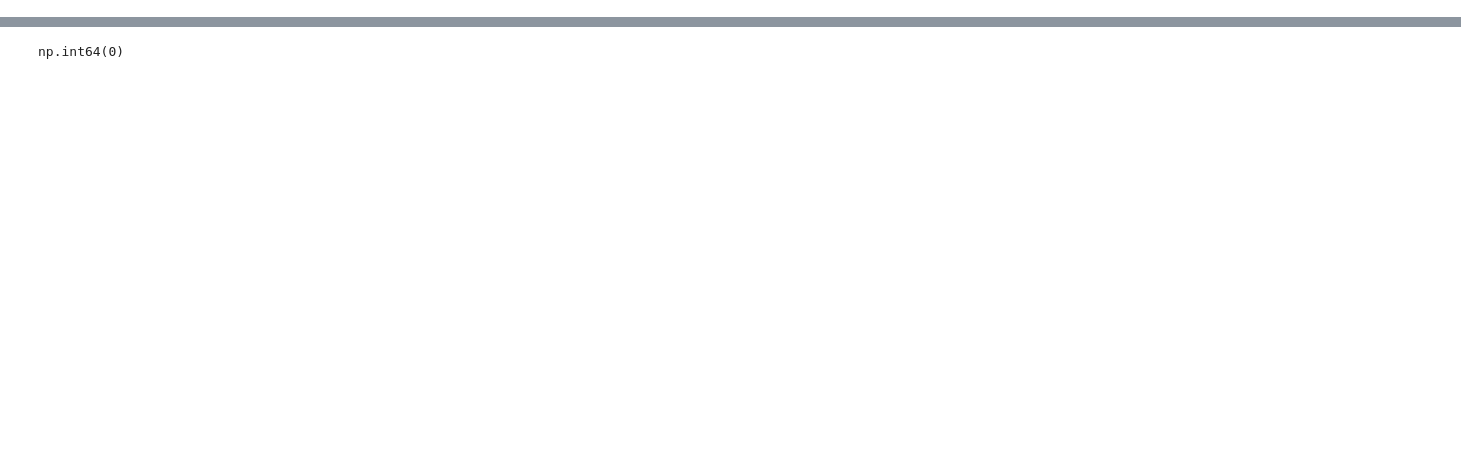
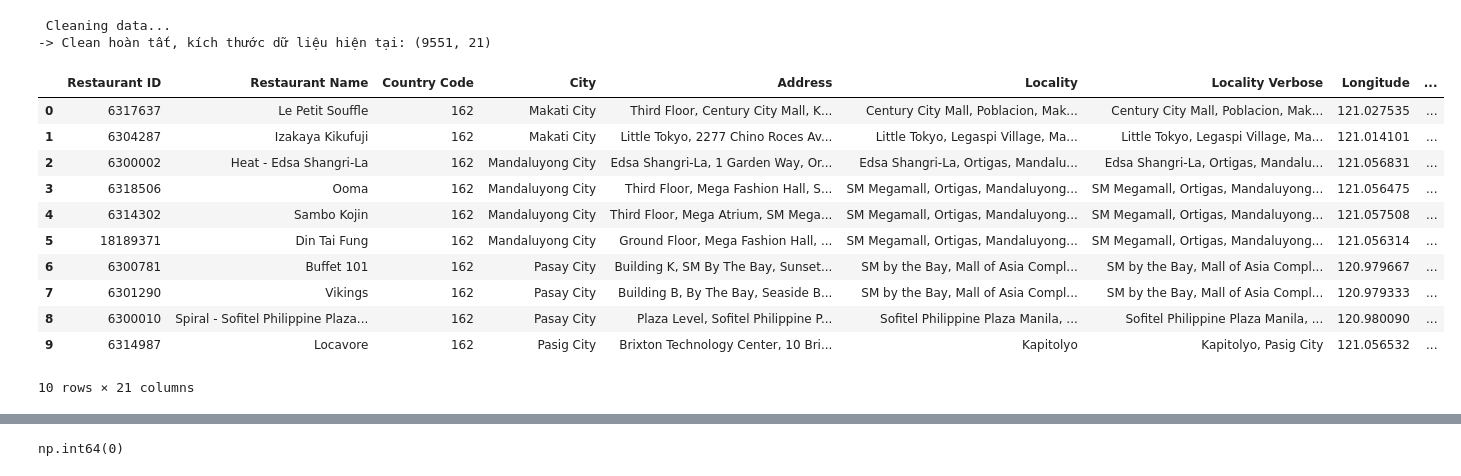
Before and after one commit to rahien123/Restaraunt-Rating-Prediction-, a Jupyter notebook: notebooks/EDA.ipynb, the cells around one changed output, grey strips where cells are left out. Saved outputs shown, nothing was run; the diff lists cells and outputs as text; code cells hidden in the pictures; blank space fills up the shorter version.

```diff
--- a/notebooks/EDA.ipynb
+++ b/notebooks/EDA.ipynb
@@ -24,0 +57,18 @@ df.head(10)
+# %%
+df_basic_clean=clean_basic(df)
+df_basic_clean.head(10)
+# %% [output]
+ Cleaning data...
+-> Clean hoàn tất, kích thước dữ liệu hiện tại: (9551, 21)
+|  | Restaurant ID | Restaurant Name | Country Code | City | Address | Locality | Locality Verbose | Longitude | ... |
+| 0 | 6317637 | Le Petit Souffle | 162 | Makati City | Third Floor, Century City Mall, K... | Century City Mall, Poblacion, Mak... | Century City Mall, Poblacion, Mak... | 121.027535 | ... |
+| 1 | 6304287 | Izakaya Kikufuji | 162 | Makati City | Little Tokyo, 2277 Chino Roces Av... | Little Tokyo, Legaspi Village, Ma... | Little Tokyo, Legaspi Village, Ma... | 121.014101 | ... |
+| 2 | 6300002 | Heat - Edsa Shangri-La | 162 | Mandaluyong City | Edsa Shangri-La, 1 Garden Way, Or... | Edsa Shangri-La, Ortigas, Mandalu... | Edsa Shangri-La, Ortigas, Mandalu... | 121.056831 | ... |
+| 3 | 6318506 | Ooma | 162 | Mandaluyong City | Third Floor, Mega Fashion Hall, S... | SM Megamall, Ortigas, Mandaluyong... | SM Megamall, Ortigas, Mandaluyong... | 121.056475 | ... |
+| 4 | 6314302 | Sambo Kojin | 162 | Mandaluyong City | Third Floor, Mega Atrium, SM Mega... | SM Megamall, Ortigas, Mandaluyong... | SM Megamall, Ortigas, Mandaluyong... | 121.057508 | ... |
+| 5 | 18189371 | Din Tai Fung | 162 | Mandaluyong City | Ground Floor, Mega Fashion Hall, ... | SM Megamall, Ortigas, Mandaluyong... | SM Megamall, Ortigas, Mandaluyong... | 121.056314 | ... |
+| 6 | 6300781 | Buffet 101 | 162 | Pasay City | Building K, SM By The Bay, Sunset... | SM by the Bay, Mall of Asia Compl... | SM by the Bay, Mall of Asia Compl... | 120.979667 | ... |
+| 7 | 6301290 | Vikings | 162 | Pasay City | Building B, By The Bay, Seaside B... | SM by the Bay, Mall of Asia Compl... | SM by the Bay, Mall of Asia Compl... | 120.979333 | ... |
+| 8 | 6300010 | Spiral - Sofitel Philippine Plaza... | 162 | Pasay City | Plaza Level, Sofitel Philippine P... | Sofitel Philippine Plaza Manila, ... | Sofitel Philippine Plaza Manila, ... | 120.980090 | ... |
+| 9 | 6314987 | Locavore | 162 | Pasig City | Brixton Technology Center, 10 Bri... | Kapitolyo | Kapitolyo, Pasig City | 121.056532 | ... |
+10 rows × 21 columns
```
Also changed, not shown: parts of 18 cells of this notebook, 13 other files.
